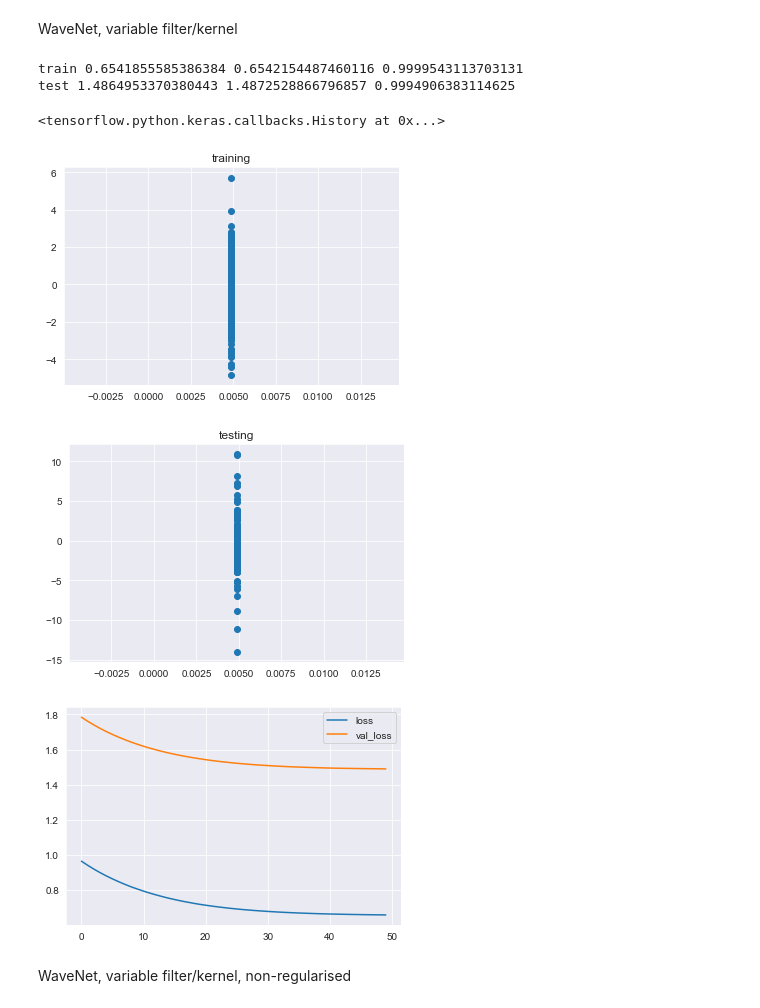
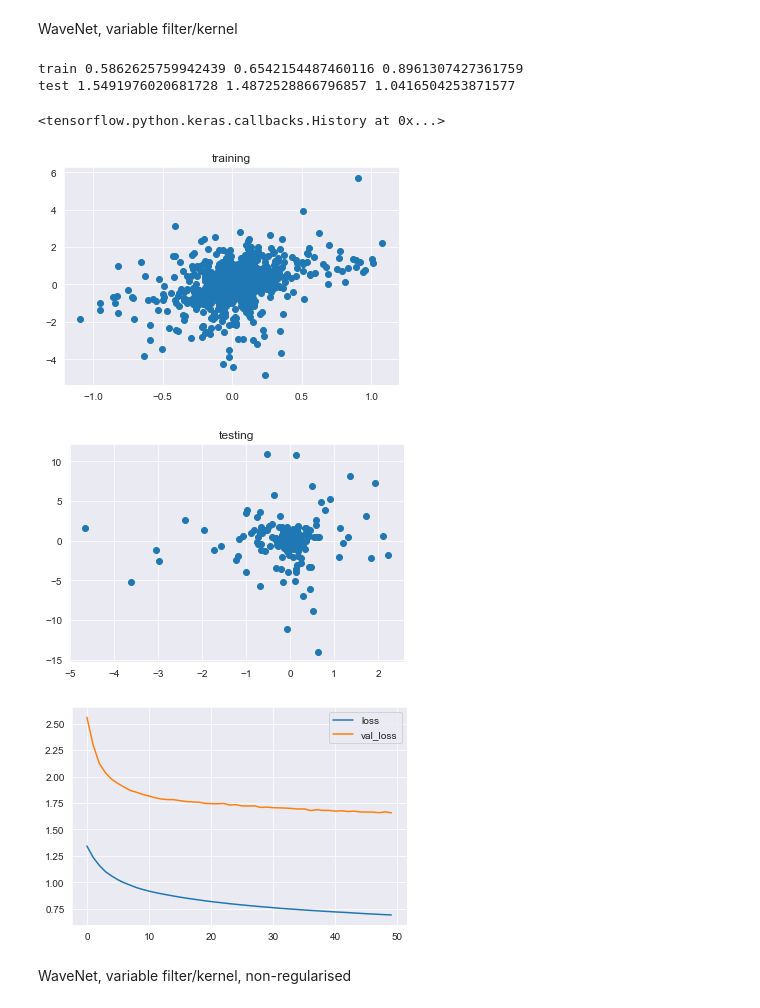
Before and after one commit to navin9292/Google_Wavenet-_Model, a Jupyter notebook: wavenet.ipynb, the cells around one changed output. Saved outputs shown, nothing was run; the diff lists cells and outputs as text; code cells hidden in the pictures.

```diff
--- a/wavenet.ipynb
+++ b/wavenet.ipynb
@@ -54,8 +54,8 @@ def WaveNetBlock(filters, kernel_size, dilation_rate, activation=None):
         merged = keras.layers.Multiply()([tanh_out, sigmoid_out])
         skip_out = Convolution1D(1, 1, activation=activation, padding='same')(merged)
         out = keras.layers.Add()([skip_out, residual])
-#         return out, skip_out
-        return skip_out
+        return out, skip_out
+#         return skip_out
     return f
 # %%
 def evaluate_model(model, hist):
@@ -187,28 +187,28 @@ WaveNet, variable filter/kernel
 # %%
 x = i = Input(shape=(30, 1))
 x = BatchNormalization()(x)
-x = WaveNetBlock(filters=4, kernel_size=8, dilation_rate=1, activation='relu')(x)
-x = WaveNetBlock(filters=8, kernel_size=4, dilation_rate=2, activation='relu')(x)
-x = WaveNetBlock(filters=16, kernel_size=2, dilation_rate=4, activation='relu')(x)
-x = WaveNetBlock(filters=32, kernel_size=1, dilation_rate=8, activation='relu')(x)
+x, _ = WaveNetBlock(filters=4, kernel_size=8, dilation_rate=1, activation='relu')(x)
+x, _ = WaveNetBlock(filters=8, kernel_size=4, dilation_rate=2, activation='relu')(x)
+x, _ = WaveNetBlock(filters=16, kernel_size=2, dilation_rate=4, activation='relu')(x)
+x, _ = WaveNetBlock(filters=32, kernel_size=1, dilation_rate=8, activation='relu')(x)
 x = Flatten()(x)
 x = Dense(30, activation='relu', kernel_regularizer='l2')(x)
 # x = Dense(30, activation='relu', kernel_regularizer='l2')(x)
 x = Dense(1, activation='linear', kernel_regularizer='l2')(x)
 
 
 model = keras.Model(i, x)
 model.compile(optimizer=tensorflow.keras.optimizers.Adam(1e-3), loss='mae')
 hist = model.fit(train_data_gen, epochs=50, validation_data=test_data_gen, verbose=0)
 evaluate_model(model, hist)
 hist
 # %% [output]
-train 0.6541855585386384 0.6542154487460116 0.9999543113703131
-test 1.4864953370380443 1.4872528866796857 0.9994906383114625
+train 0.5862625759942439 0.6542154487460116 0.8961307427361759
+test 1.5491976020681728 1.4872528866796857 1.0416504253871577
 <tensorflow.python.keras.callbacks.History at 0x...>
-[figure, old version]
+[figure, new version]
-[figure, old version]
+[figure, new version]
-[figure, old version]
+[figure, new version]
 # %% [markdown]
 WaveNet, variable filter/kernel, non-regularised
 # %%
```
Also changed, not shown: parts of 2 cells of this notebook.
